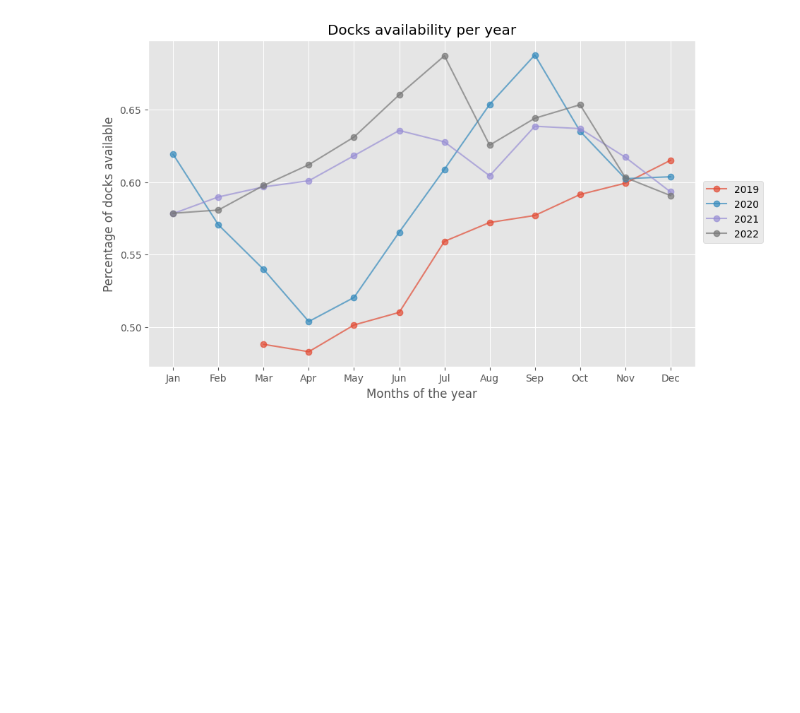
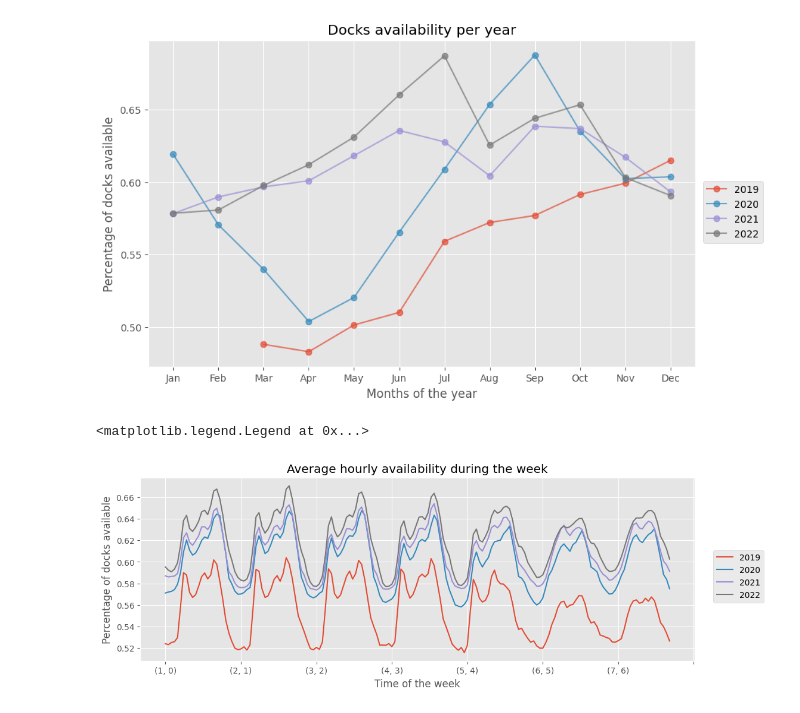
Before and after one commit to jadelaossa/bike-availability-prediction, a Jupyter notebook: notebooks/2.0-jdf-exploratory-data-analysis.ipynb, the cells around one changed output. Saved outputs shown, nothing was run; the diff lists cells and outputs as text; code cells hidden in the pictures; blank space fills up the shorter version.

```diff
--- a/notebooks/2.0-jdf-exploratory-data-analysis.ipynb
+++ b/notebooks/2.0-jdf-exploratory-data-analysis.ipynb
@@ -288,3 +289,25 @@ fig.legend(YEARS, loc='center right')
 # %% [output]
 <matplotlib.legend.Legend at 0x...>
 [figure]
+# %%
+fig, ax = plt.subplots(figsize=(12, 4))
+
+for year in tqdm(YEARS):
+
+    (bicing
+     .loc[bicing['year'] == year, ['weekday', 'hour', 'percentage_docks_available']]
+     .sort_values(by=['weekday', 'hour'])
+     .groupby(by=['weekday', 'hour'])
+     ['percentage_docks_available']
+     .mean()
+     .plot(legend=False, ax=ax)
+    )
+
+plt.xlabel('Time of the week')
+plt.ylabel('Percentage of docks available')
+plt.title('Average hourly availability during the week')
+
+fig.legend(YEARS, loc='center right')
+# %% [output]
+<matplotlib.legend.Legend at 0x...>
+[figure, added]
```
Also changed, not shown: parts of 6 cells of this notebook, 7 other files.
